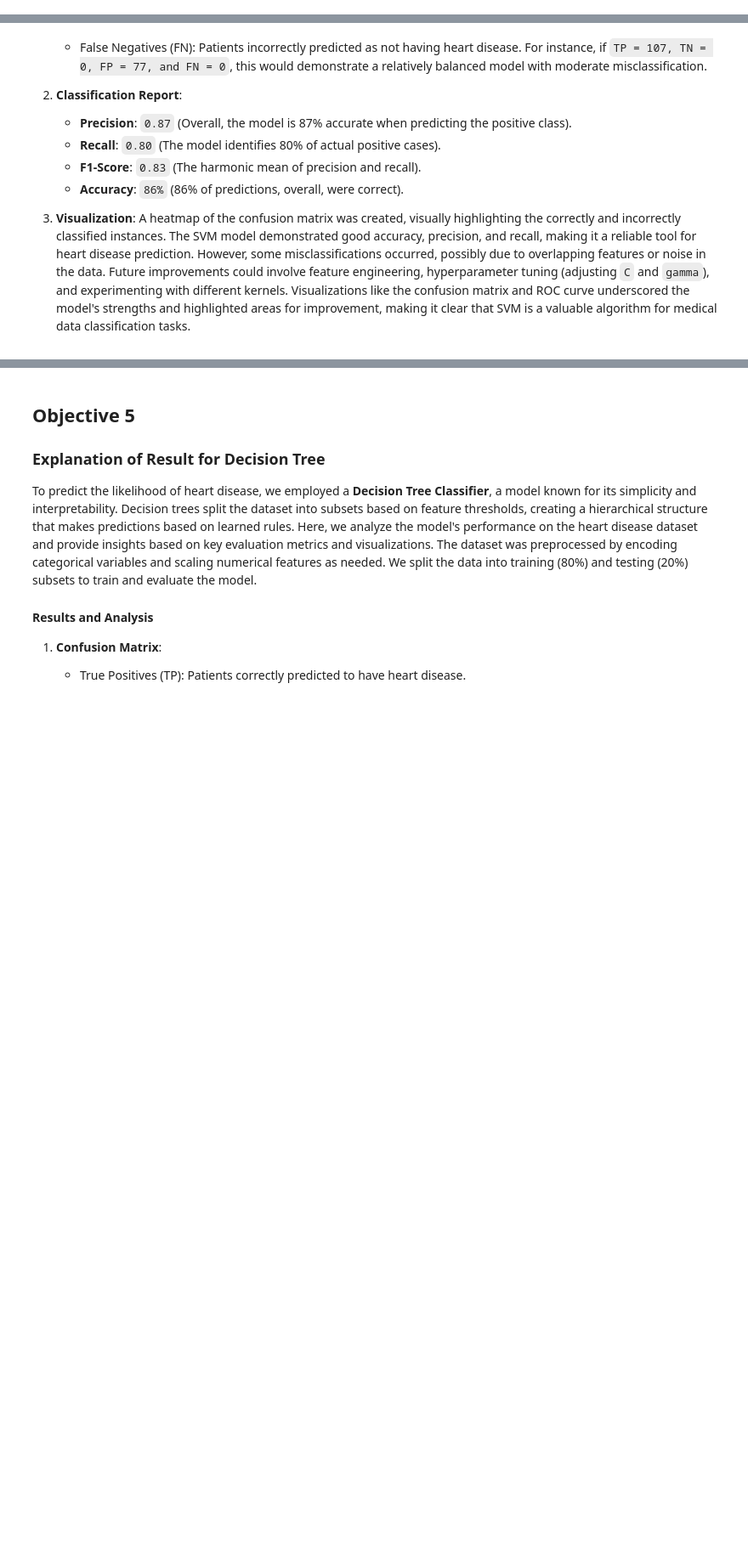
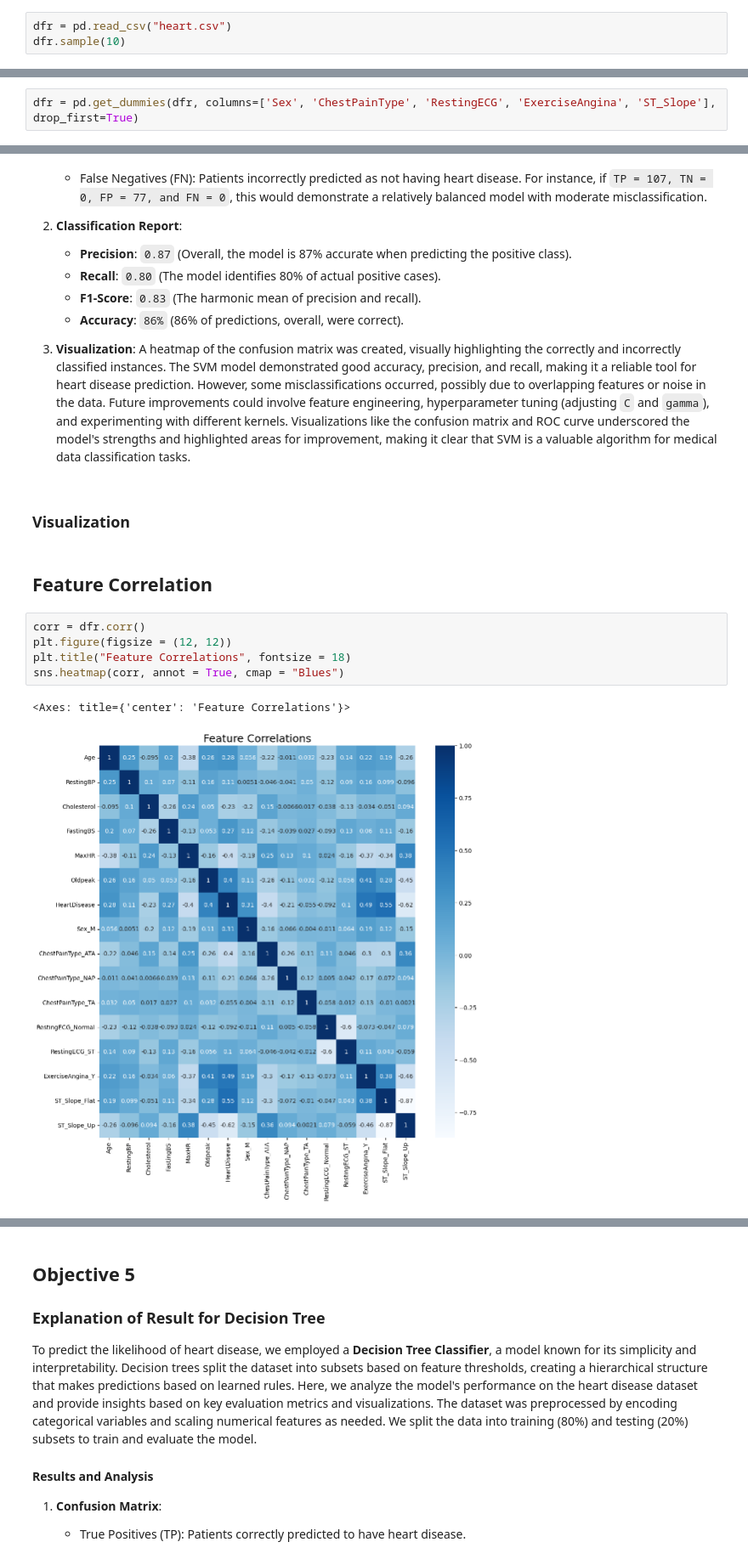
Before and after one commit to BhargavKumarNath/Heart_Failure_Prediction, a Jupyter notebook: Group_project.ipynb, the cells around one changed output, grey strips where cells are left out. Shown at 85% size. Cells and saved outputs as stored; diff of their text form; blank space fills up the shorter version.

```diff
--- a/Group_project.ipynb
+++ b/Group_project.ipynb
@@ -958,0 +1006,3 @@ def roc():
+# %%
+dfr = pd.read_csv("heart.csv")
+dfr.sample(10)
@@ -958,0 +1029,2 @@ def roc():
+# %%
+dfr = pd.get_dummies(dfr, columns=['Sex', 'ChestPainType', 'RestingECG', 'ExerciseAngina', 'ST_Slope'], drop_first=True)
@@ -1133,3 +1402,15 @@ The SVM was trained using the training data, and predictions were made on the te
    - **Accuracy**: `86%` (86% of predictions, overall, were correct).
 
 3. **Visualization**: A heatmap of the confusion matrix was created, visually highlighting the correctly and incorrectly classified instances. The SVM model demonstrated good accuracy, precision, and recall, making it a reliable tool for heart disease prediction. However, some misclassifications occurred, possibly due to overlapping features or noise in the data. Future improvements could involve feature engineering, hyperparameter tuning (adjusting `C` and `gamma`), and experimenting with different kernels. Visualizations like the confusion matrix and ROC curve underscored the model's strengths and highlighted areas for improvement, making it clear that SVM is a valuable algorithm for medical data classification tasks.
+# %% [markdown]
+### Visualization
+# %% [markdown]
+## Feature Correlation
+# %%
+corr = dfr.corr()
+plt.figure(figsize = (12, 12))
+plt.title("Feature Correlations", fontsize = 18)
+sns.heatmap(corr, annot = True, cmap = "Blues")
+# %% [output]
+<Axes: title={'center': 'Feature Correlations'}>
+[figure, added]
```
Also changed, not shown: parts of 49 cells of this notebook.
